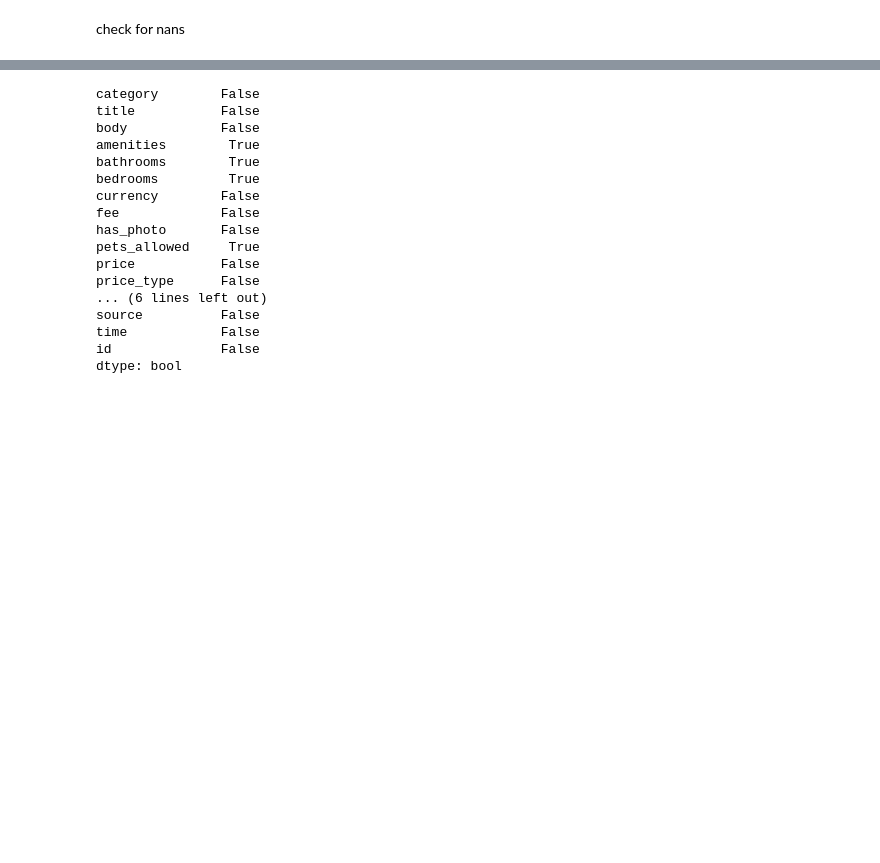
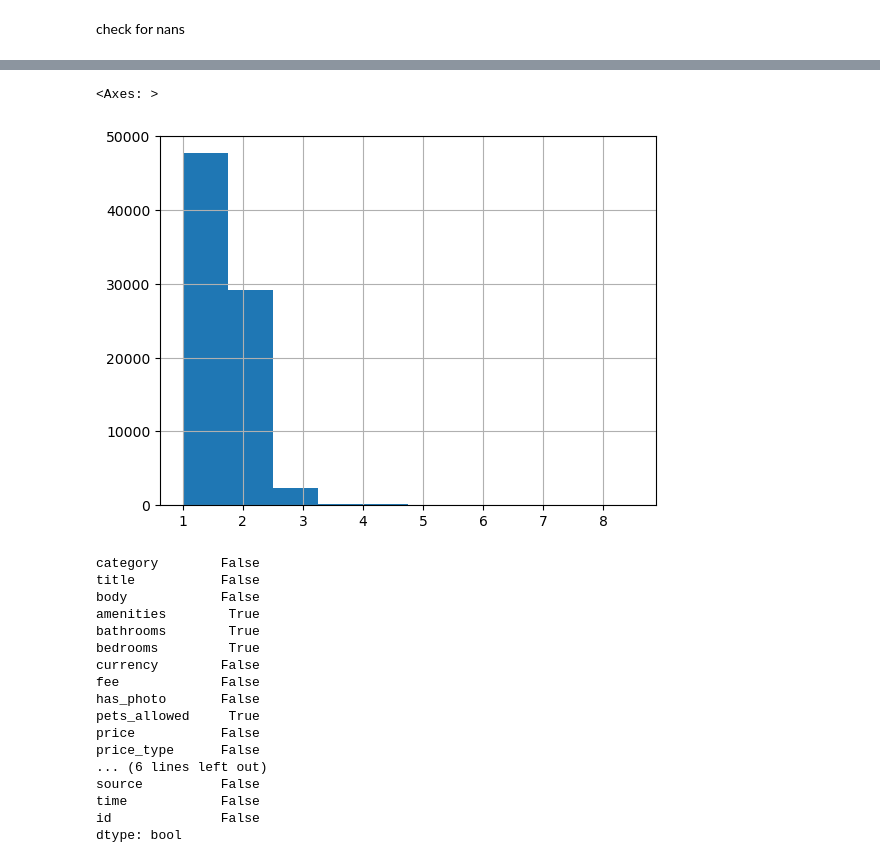
Before and after one commit to fpgmina/dsl, a Jupyter notebook: EDA.ipynb, the cells around one changed output, grey strips where cells are left out. Cells and saved outputs as stored; diff of their text form; code cells hidden in the pictures; blank space fills up the shorter version.

```diff
--- a/EDA.ipynb
+++ b/EDA.ipynb
@@ -72,3 +93,8 @@ check for nans
+# %%
+df.bathrooms.hist()
+# %% [output]
+<Axes: >
+[figure, added]
 # %%
 df.isnull().any(axis=0)
 # %% [output]
```
Also changed, not shown: parts of 16 cells of this notebook, 6 other files.
